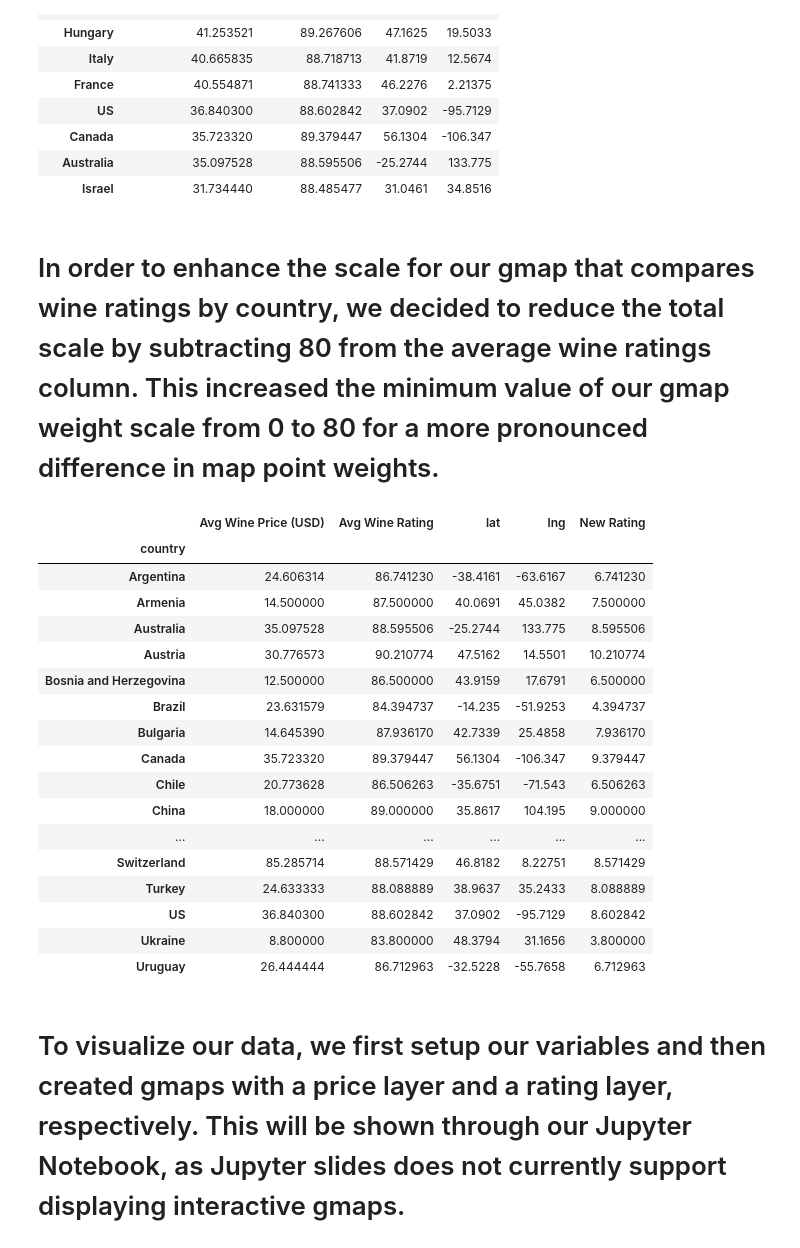
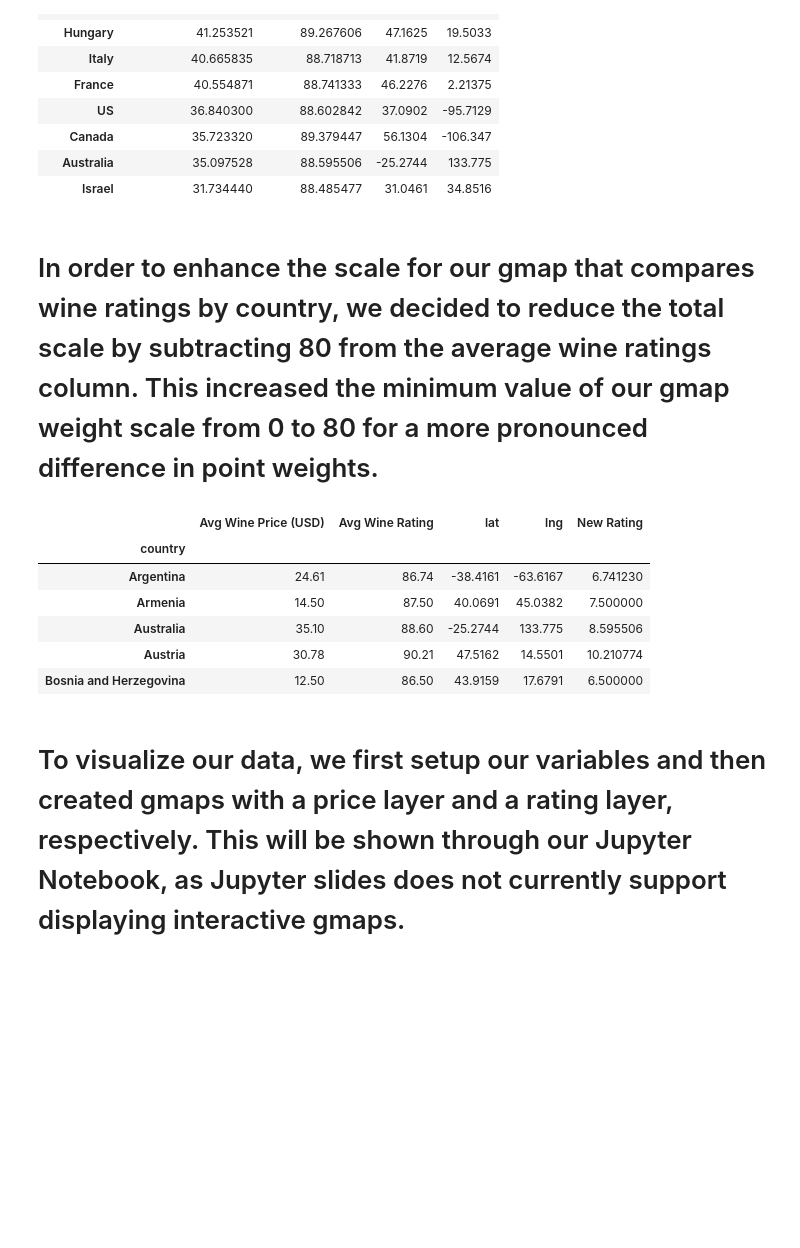
Before and after one commit to NHoyer95/umnbootcamp-project-1, a Jupyter notebook: WineRatings.ipynb, the cells around one changed output. Cells and saved outputs as stored; diff of their text form; code cells hidden in the pictures; blank space fills up the shorter version.

```diff
--- a/WineRatings.ipynb
+++ b/WineRatings.ipynb
@@ -237,30 +273,24 @@ most_expensive.head(10)
 | Australia | 35.097528 | 88.595506 | -25.2744 | 133.775 |
 | Israel | 31.734440 | 88.485477 | 31.0461 | 34.8516 |
 # %% [markdown]
-# In order to enhance the scale for our gmap that compares wine ratings by country, we decided to reduce the total scale by subtracting 80 from the average wine ratings column. This increased the minimum value of our gmap weight scale from 0 to 80 for a more pronounced difference in map point weights.
+# In order to enhance the scale for our gmap that compares wine ratings by country, we decided to reduce the total scale by subtracting 80 from the average wine ratings column. This increased the minimum value of our gmap weight scale from 0 to 80 for a more pronounced difference in point weights.
 # %%
 # Reduce the scale for wine ratings to visualize the difference betweens ratings by country
 wine_country["New Rating"] = wine_country["Avg Wine Rating"] - 80
-wine_country
+
+# Format ratings and prices to 2 decimals
+wine_country["Avg Wine Price (USD)"] = wine_country["Avg Wine Price (USD)"].map("{:,.2f}".format)
+wine_country["Avg Wine Rating"] = wine_country["Avg Wine Rating"].map("{:,.2f}".format)
+
+wine_country.head()
 # %% [output]
 |  | Avg Wine Price (USD) | Avg Wine Rating | lat | lng | New Rating |
 | country |  |  |  |  |  |
-| Argentina | 24.606314 | 86.741230 | -38.4161 | -63.6167 | 6.741230 |
-| Armenia | 14.500000 | 87.500000 | 40.0691 | 45.0382 | 7.500000 |
-| Australia | 35.097528 | 88.595506 | -25.2744 | 133.775 | 8.595506 |
-| Austria | 30.776573 | 90.210774 | 47.5162 | 14.5501 | 10.210774 |
-| Bosnia and Herzegovina | 12.500000 | 86.500000 | 43.9159 | 17.6791 | 6.500000 |
-| Brazil | 23.631579 | 84.394737 | -14.235 | -51.9253 | 4.394737 |
-| Bulgaria | 14.645390 | 87.936170 | 42.7339 | 25.4858 | 7.936170 |
-| Canada | 35.723320 | 89.379447 | 56.1304 | -106.347 | 9.379447 |
-| Chile | 20.773628 | 86.506263 | -35.6751 | -71.543 | 6.506263 |
-| China | 18.000000 | 89.000000 | 35.8617 | 104.195 | 9.000000 |
-| ... | ... | ... | ... | ... | ... |
-| Switzerland | 85.285714 | 88.571429 | 46.8182 | 8.22751 | 8.571429 |
-| Turkey | 24.633333 | 88.088889 | 38.9637 | 35.2433 | 8.088889 |
-| US | 36.840300 | 88.602842 | 37.0902 | -95.7129 | 8.602842 |
-| Ukraine | 8.800000 | 83.800000 | 48.3794 | 31.1656 | 3.800000 |
-| Uruguay | 26.444444 | 86.712963 | -32.5228 | -55.7658 | 6.712963 |
+| Argentina | 24.61 | 86.74 | -38.4161 | -63.6167 | 6.741230 |
+| Armenia | 14.50 | 87.50 | 40.0691 | 45.0382 | 7.500000 |
+| Australia | 35.10 | 88.60 | -25.2744 | 133.775 | 8.595506 |
+| Austria | 30.78 | 90.21 | 47.5162 | 14.5501 | 10.210774 |
+| Bosnia and Herzegovina | 12.50 | 86.50 | 43.9159 | 17.6791 | 6.500000 |
 # %% [markdown]
 # To visualize our data, we first setup our variables and then created gmaps with a price layer and a rating layer, respectively. This will be shown through our Jupyter Notebook, as Jupyter slides does not currently support displaying interactive gmaps.
 # %%
```
Also changed, not shown: parts of 16 cells of this notebook, 1 other file.
